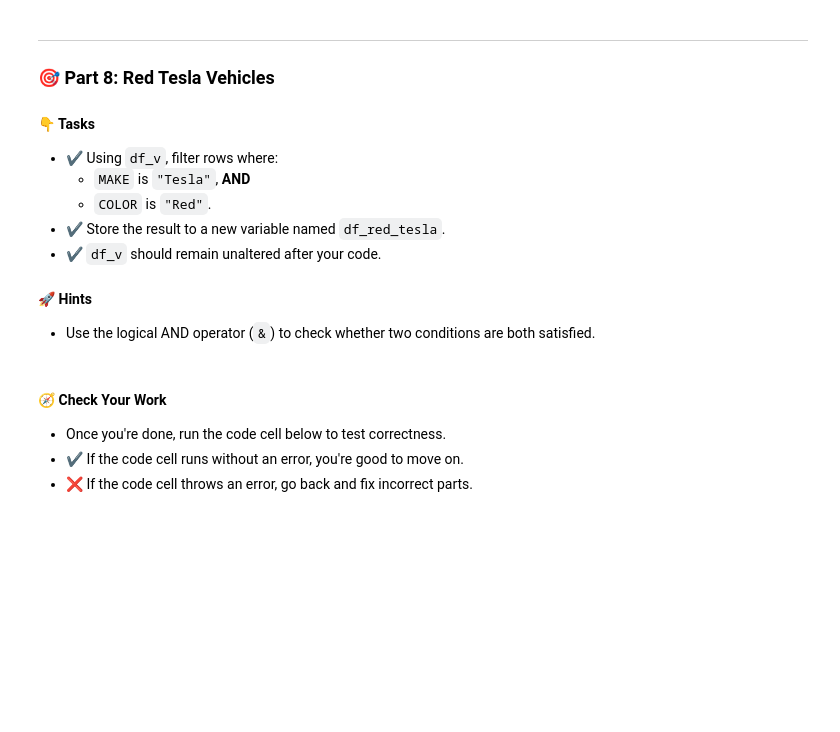
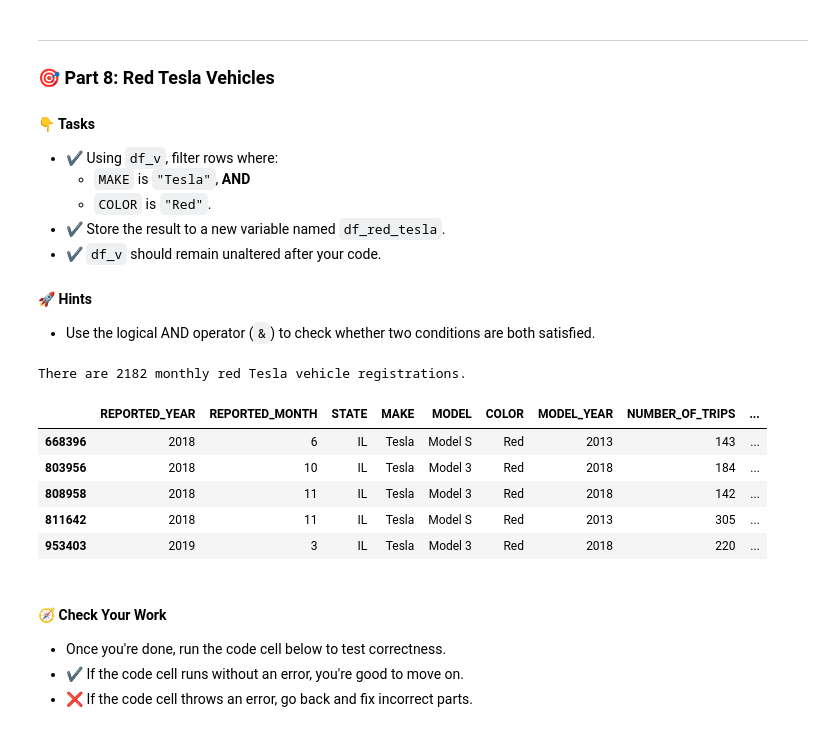
Before and after one commit to emimanaligod/microprojects, a Jupyter notebook: case-study-01-rideshare-vehicles.ipynb, the cells around one changed output. Drawn from its saved outputs; the diff is of its cells as text; code cells hidden in the pictures; blank space fills up the shorter version.

```diff
--- a/case-study-01-rideshare-vehicles.ipynb
+++ b/case-study-01-rideshare-vehicles.ipynb
@@ -353,11 +353,19 @@ tc.assertAlmostEqual(avg_num_trips_lincoln, df_v_backup.query(f'{"".join(["mA",
 - Use the logical AND operator (`&`) to check whether two conditions are both satisfied.
 # %%
 # YOUR CODE BEGINS
-
+df_red_tesla = df_v.loc[(df_v["MAKE"] == "Tesla") & (df_v["COLOR"] == "Red")].copy()
 # YOUR CODE ENDS
 
 print(f'There are {df_red_tesla.shape[0]} monthly red Tesla vehicle registrations.')
 df_red_tesla.head(5)
+# %% [output]
+There are 2182 monthly red Tesla vehicle registrations.
+|  | REPORTED_YEAR | REPORTED_MONTH | STATE | MAKE | MODEL | COLOR | MODEL_YEAR | NUMBER_OF_TRIPS | ... |
+| 668396 | 2018 | 6 | IL | Tesla | Model S | Red | 2013 | 143 | ... |
+| 803956 | 2018 | 10 | IL | Tesla | Model 3 | Red | 2018 | 184 | ... |
+| 808958 | 2018 | 11 | IL | Tesla | Model 3 | Red | 2018 | 142 | ... |
+| 811642 | 2018 | 11 | IL | Tesla | Model S | Red | 2013 | 305 | ... |
+| 953403 | 2019 | 3 | IL | Tesla | Model 3 | Red | 2018 | 220 | ... |
 # %% [markdown]
 #### 🧭 Check Your Work
 
```
Also changed, not shown: parts of 4 cells of this notebook.
